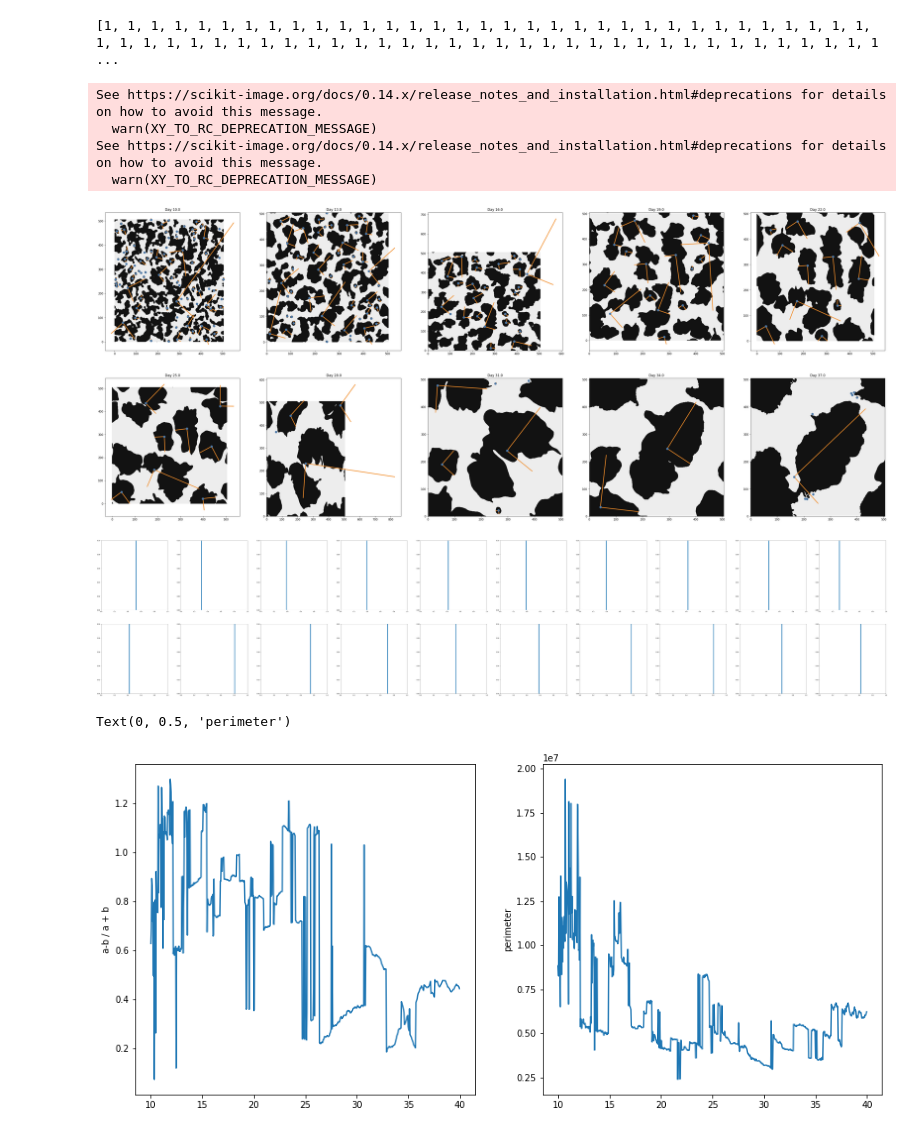
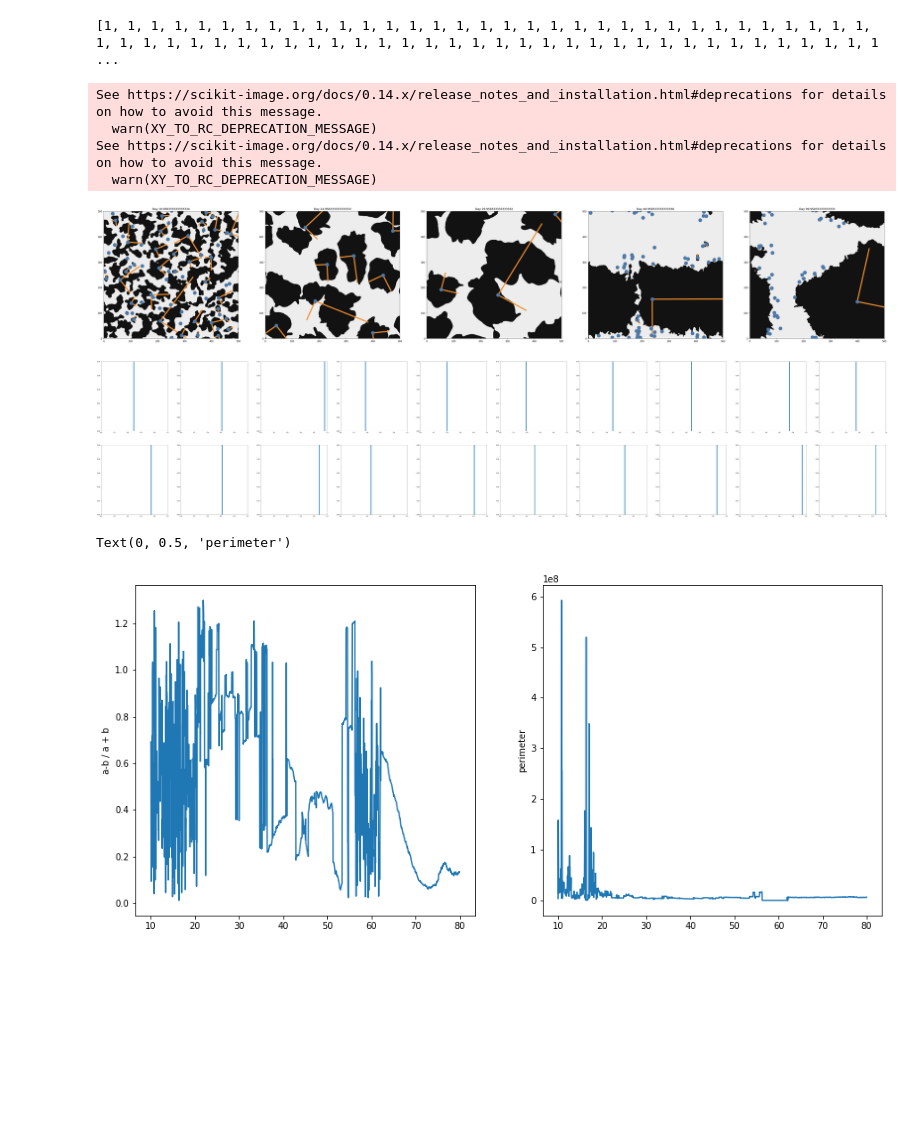
Before and after one commit to tbeucler/2019_WMI, a Jupyter notebook: dev/davidle/ellipsoid.ipynb, the cells around one changed output. Saved outputs shown, nothing was run; the diff lists cells and outputs as text; code cells hidden in the pictures; blank space fills up the shorter version.

```diff
--- a/dev/davidle/ellipsoid.ipynb
+++ b/dev/davidle/ellipsoid.ipynb
@@ -13,13 +13,15 @@ from curvature import *
 # %%
 #Read Data
 path = '/project/s916/davidle/RCE-MIP/simulations/RCE_300_3km_506x506/' #Path for Daint
-d2D = xr.open_mfdataset(path+'output/lfff[1,2,3]???0000.nc', combine='by_coords', )
+d2D = xr.open_mfdataset(path+'output/lfff????0000.nc', combine='by_coords', )
 # %% [output]
 [1, 1, 1, 1, 1, 1, 1, 1, 1, 1, 1, 1, 1, 1, 1, 1, 1, 1, 1, 1, 1, 1, 1, 1, 1, 1, 1, 1, 1, 1, 1, 1, 1, 1, 1, 1, 1, 1, 1, 1, 1, 1, 1, 1, 1, 1, 1, 1, 1, 1, 1, 1, 1, 1, 1, 1, 1, 1, 1, 1, 1, 1, 1, 1, 1, 1, 1 ...
 # %%
 #Create a binary mask based on median(FMSE). Separate into wet and dry regions
-bFMSE = np.array([], dtype=bool)
-bFMSE = np.where(d2D.FMSE[::1] > np.percentile(d2D.FMSE[::1], 50, interpolation='linear',  axis=(1,2))[:, np.newaxis, np.newaxis], 1, 0)
+bFMSE = np.zeros(np.shape(d2D.FMSE), dtype=bool)
+for t in range(len(d2D.FMSE[:])):
+    fld = d2D.FMSE[t,:,:]
+    bFMSE[t,:,:] = np.where(fld > np.percentile(fld, 50, interpolation='linear',  axis=(0,1))[np.newaxis, np.newaxis], 1, 0)
 # %%
 #Options
 NrPanels = 10
@@ -34,46 +36,53 @@ xr  = np.floor(3/2 * xn).astype(int)
 yl  = np.floor_divide(yn, 2)
 yr  = np.floor(3/2 * yn).astype(int)
 
-plt.figure(figsize=(50, 20))
+plt.figure(figsize=(60, 10))
 nr = 1
-for t in range(0,np.shape(bFMSE)[0],  np.floor_divide(nt, NrPanels)):
+#for t in range(0,np.shape(bFMSE)[0],  np.floor_divide(nt, NrPanels)):
+pl = np.array([11,25,30,50,100]) * 24 -1
+for t in pl:
 
     tiled_bFMSE = np.tile(bFMSE[t,nb:-nb,nb:-nb],(2,2))
 
 #    plt.subplot(1, NrPanels, t/np.floor_divide(np.shape(bFMSE)[0], NrPanels)+1)
-    plt.subplot(2, 5, nr)
+    plt.subplot(1, 5, nr)
     nr += 1
     plt.contourf(tiled_bFMSE[xl:xr,yl:yr], cmap = 'binary')
-    plt.title('Day '+str(t/24 + 10))
+    plt.title('Day '+str(t/24))
 
     labels = label(tiled_bFMSE[:,:], neighbors=8)
     props = regionprops(labels)
 
     for p in range(len(props)):
         y0, x0 = props[p].centroid
 
          #Skip allobjects who's centroid is not in the untiled domain
         if  x0 < xl or x0 > xr:
             continue
 
         if  y0 < yl or y0 > yr:
             continue
 
         y0, x0 = props[p].centroid - xl
         x1 = x0 + math.cos(props[p].orientation) * 0.5 * props[p].major_axis_length
         y1 = y0 - math.sin(props[p].orientation) * 0.5 * props[p].major_axis_length
         x2 = x0 - math.sin(props[p].orientation) * 0.5 * props[p].minor_axis_length
         y2 = y0 - math.cos(props[p].orientation) * 0.5 * props[p].minor_axis_length
 
-        plt.plot((x0, x1), (y0, y1), color='#F28E2B', linewidth=2.5)
-        plt.plot((x0, x2), (y0, y2), color='#F28E2B', linewidth=2.5)
-        plt.plot(x0, y0, marker='.', color='#4E79A7', markersize=15)
+        plt.plot((x0, x1), (y0, y1), color='#F28E2B', linewidth=5)
+        plt.plot((x0, x2), (y0, y2), color='#F28E2B', linewidth=5)
+        plt.plot(x0, y0, marker='.', color='#4E79A7', markersize=30)
+
+        plt.xlim((0,500))
+        plt.ylim((0,500))
+
+plt.savefig('blobs.pdf')
 # %% [output]
 See https://scikit-image.org/docs/0.14.x/release_notes_and_installation.html#deprecations for details on how to avoid this message.
   warn(XY_TO_RC_DEPRECATION_MESSAGE)
 See https://scikit-image.org/docs/0.14.x/release_notes_and_installation.html#deprecations for details on how to avoid this message.
   warn(XY_TO_RC_DEPRECATION_MESSAGE)
-[figure, old version]
+[figure, new version]
 # %%
 ### Eccentricity
 
@@ -151,10 +160,10 @@ for t in range(0,nt,  np.floor_divide(np.shape(bFMSE)[0], NrPanels)):
         plt.xlim(0, 1)
         plt.ylim(0, 0.1)
 # %% [output]
-[figure, old version]
+[figure, new version]
 # %%
 
-alpha, perimeter, a, b = eccentricity(bFMSE, lobj = 1)
+alpha, perim a, b = eccentricity(bFMSE, lobj = 1)
 plt.figure(figsize=(15, 15))
 
 plt.subplot(2,2,1)
@@ -163,11 +172,11 @@ plt.plot(np.arange(len(a)) / 24 + 10, 2*(a-b)/(a+b))
 plt.ylabel('a-b / a + b')
 
 plt.subplot(2,2,2)
-plt.plot(np.arange(len(perimeter)) / 24 + 10 , perimeter * 3300)
+plt.plot(np.arange(len(perim)) / 24 + 10 , perim * 3300)
 plt.ylabel('perimeter')
 # %% [output]
 Text(0, 0.5, 'perimeter')
-[figure, old version]
+[figure, new version]
 # %%
 ### Compute Index for all Temperatures
 
```
Also changed, not shown: parts of 6 cells of this notebook.
